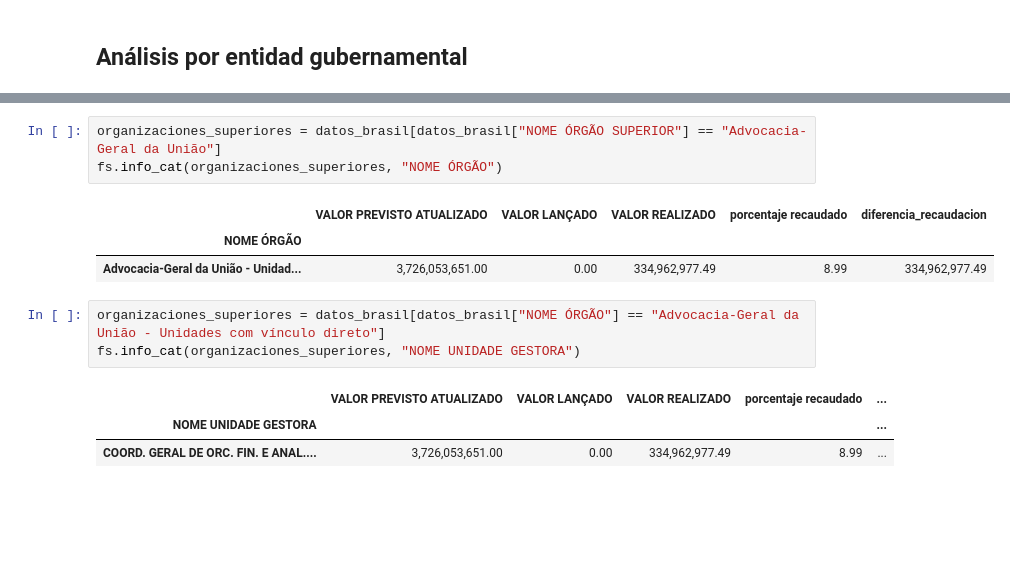
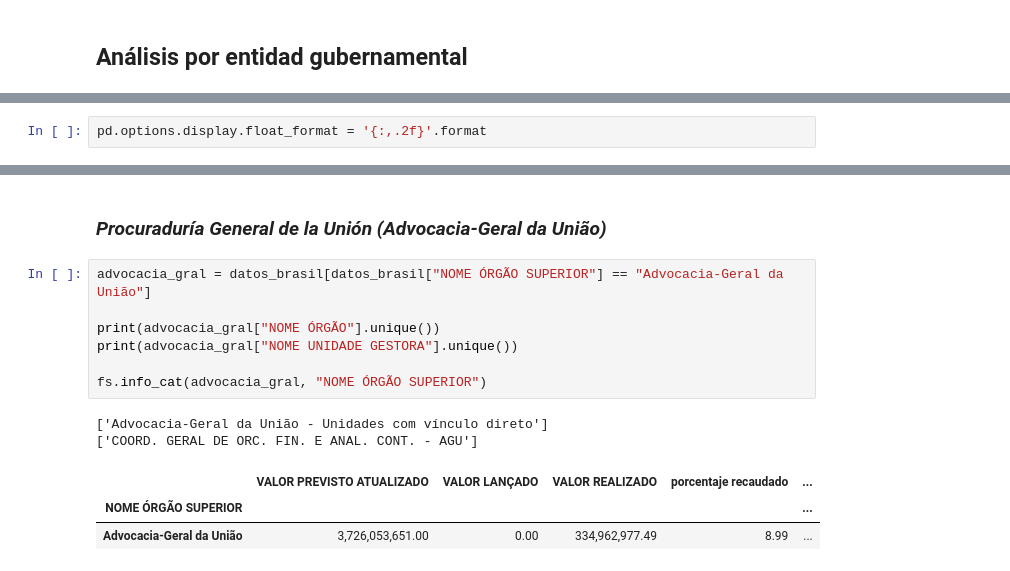
Before and after one commit to Gabijc/Proyecto2-Insights-Brasil, a Jupyter notebook: Análisis_categorías.ipynb, the cells around one changed output, grey strips where cells are left out. Saved outputs shown, nothing was run; the diff lists cells and outputs as text; blank space fills up the shorter version.

```diff
--- a/Análisis_categorías.ipynb
+++ b/Análisis_categorías.ipynb
@@ -349,3 +345,5 @@ KeyError: False
+# %%
+pd.options.display.float_format = '{:,.2f}'.format
 # %%
 # Ingresos por entidad gubernamental
 entidad_gub = fs.info_cat(datos_brasil, "NOME ÓRGÃO SUPERIOR").reset_index()
@@ -410,14 +369,15 @@ fs.info_cat(datos_brasil, ["NOME ÓRGÃO SUPERIOR", "NOME ÓRGÃO"])
+# %% [markdown]
+### *Procuraduría General de la Unión (Advocacia-Geral da União)*
 # %%
-organizaciones_superiores = datos_brasil[datos_brasil["NOME ÓRGÃO SUPERIOR"] == "Advocacia-Geral da União"]
-fs.info_cat(organizaciones_superiores, "NOME ÓRGÃO")
+advocacia_gral = datos_brasil[datos_brasil["NOME ÓRGÃO SUPERIOR"] == "Advocacia-Geral da União"]
+
+print(advocacia_gral["NOME ÓRGÃO"].unique())
+print(advocacia_gral["NOME UNIDADE GESTORA"].unique())
+
+fs.info_cat(advocacia_gral, "NOME ÓRGÃO SUPERIOR")
 # %% [output]
+['Advocacia-Geral da União - Unidades com vínculo direto']
+['COORD. GERAL DE ORC. FIN. E ANAL. CONT. - AGU']
-|  | VALOR PREVISTO ATUALIZADO | VALOR LANÇADO | VALOR REALIZADO | porcentaje recaudado | diferencia_recaudacion |
-| NOME ÓRGÃO |  |  |  |  |  |
-| Advocacia-Geral da União - Unidad... | 3,726,053,651.00 | 0.00 | 334,962,977.49 | 8.99 | 334,962,977.49 |
+|  | VALOR PREVISTO ATUALIZADO | VALOR LANÇADO | VALOR REALIZADO | porcentaje recaudado | ... |
+| NOME ÓRGÃO SUPERIOR |  |  |  |  | ... |
+| Advocacia-Geral da União | 3,726,053,651.00 | 0.00 | 334,962,977.49 | 8.99 | ... |
-# %%
-organizaciones_superiores = datos_brasil[datos_brasil["NOME ÓRGÃO"] == "Advocacia-Geral da União - Unidades com vínculo direto"]
-fs.info_cat(organizaciones_superiores, "NOME UNIDADE GESTORA")
-# %% [output]
-|  | VALOR PREVISTO ATUALIZADO | VALOR LANÇADO | VALOR REALIZADO | porcentaje recaudado | ... |
-| NOME UNIDADE GESTORA |  |  |  |  | ... |
-| COORD. GERAL DE ORC. FIN. E ANAL.... | 3,726,053,651.00 | 0.00 | 334,962,977.49 | 8.99 | ... |
```
Also changed, not shown: parts of 18 cells of this notebook, 1 other file.
